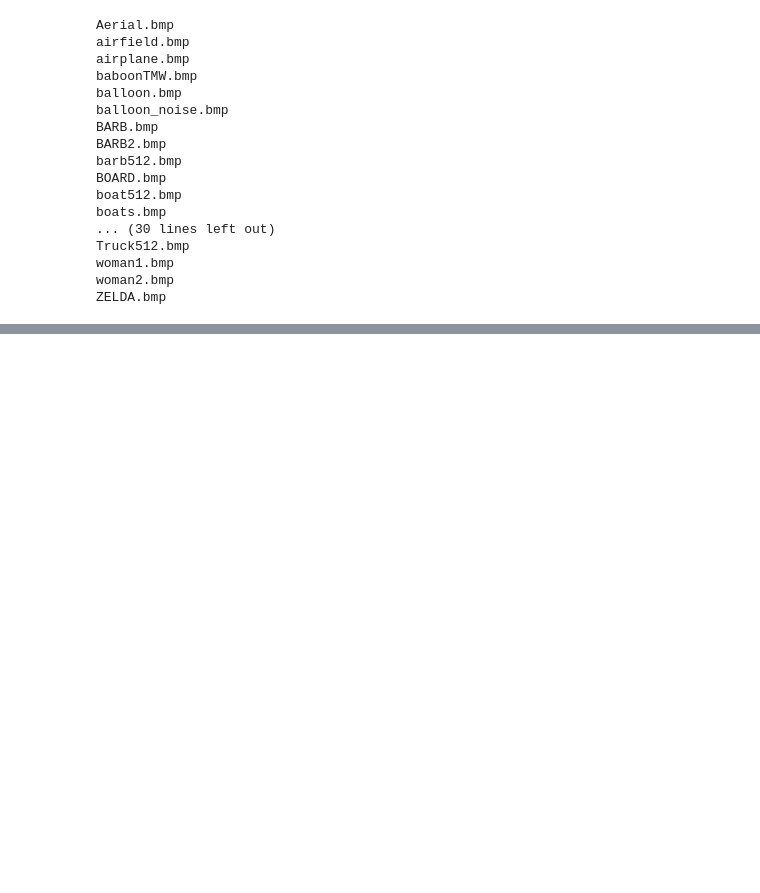
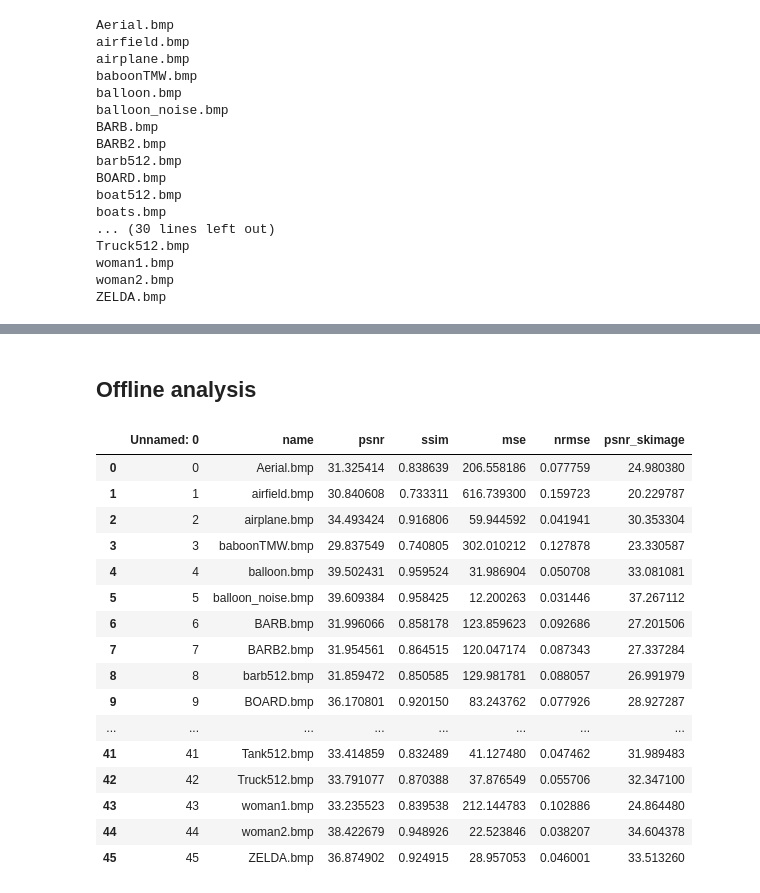
Before and after one commit to karlosos/image_vector_quantization, a Jupyter notebook: experiments/mrvq_experiment.ipynb, the cells around one changed output, grey strips where cells are left out. Drawn from its saved outputs; the diff is of its cells as text; code cells hidden in the pictures; blank space fills up the shorter version.

```diff
--- a/experiments/mrvq_experiment.ipynb
+++ b/experiments/mrvq_experiment.ipynb
@@ -117,0 +119,24 @@ df.describe()
+# %% [markdown]
+## Offline analysis
+# %%
+import pandas as pd
+df = pd.read_csv('mrvq_4x4_32_e=None.csv')
+df
+# %% [output]
+|  | Unnamed: 0 | name | psnr | ssim | mse | nrmse | psnr_skimage |
+| 0 | 0 | Aerial.bmp | 31.325414 | 0.838639 | 206.558186 | 0.077759 | 24.980380 |
+| 1 | 1 | airfield.bmp | 30.840608 | 0.733311 | 616.739300 | 0.159723 | 20.229787 |
+| 2 | 2 | airplane.bmp | 34.493424 | 0.916806 | 59.944592 | 0.041941 | 30.353304 |
+| 3 | 3 | baboonTMW.bmp | 29.837549 | 0.740805 | 302.010212 | 0.127878 | 23.330587 |
+| 4 | 4 | balloon.bmp | 39.502431 | 0.959524 | 31.986904 | 0.050708 | 33.081081 |
+| 5 | 5 | balloon_noise.bmp | 39.609384 | 0.958425 | 12.200263 | 0.031446 | 37.267112 |
+| 6 | 6 | BARB.bmp | 31.996066 | 0.858178 | 123.859623 | 0.092686 | 27.201506 |
+| 7 | 7 | BARB2.bmp | 31.954561 | 0.864515 | 120.047174 | 0.087343 | 27.337284 |
+| 8 | 8 | barb512.bmp | 31.859472 | 0.850585 | 129.981781 | 0.088057 | 26.991979 |
+| 9 | 9 | BOARD.bmp | 36.170801 | 0.920150 | 83.243762 | 0.077926 | 28.927287 |
+| ... | ... | ... | ... | ... | ... | ... | ... |
+| 41 | 41 | Tank512.bmp | 33.414859 | 0.832489 | 41.127480 | 0.047462 | 31.989483 |
+| 42 | 42 | Truck512.bmp | 33.791077 | 0.870388 | 37.876549 | 0.055706 | 32.347100 |
+| 43 | 43 | woman1.bmp | 33.235523 | 0.839538 | 212.144783 | 0.102886 | 24.864480 |
+| 44 | 44 | woman2.bmp | 38.422679 | 0.948926 | 22.523846 | 0.038207 | 34.604378 |
+| 45 | 45 | ZELDA.bmp | 36.874902 | 0.924915 | 28.957053 | 0.046001 | 33.513260 |
```
Also changed, not shown: parts of 6 cells of this notebook, 3 other files.
